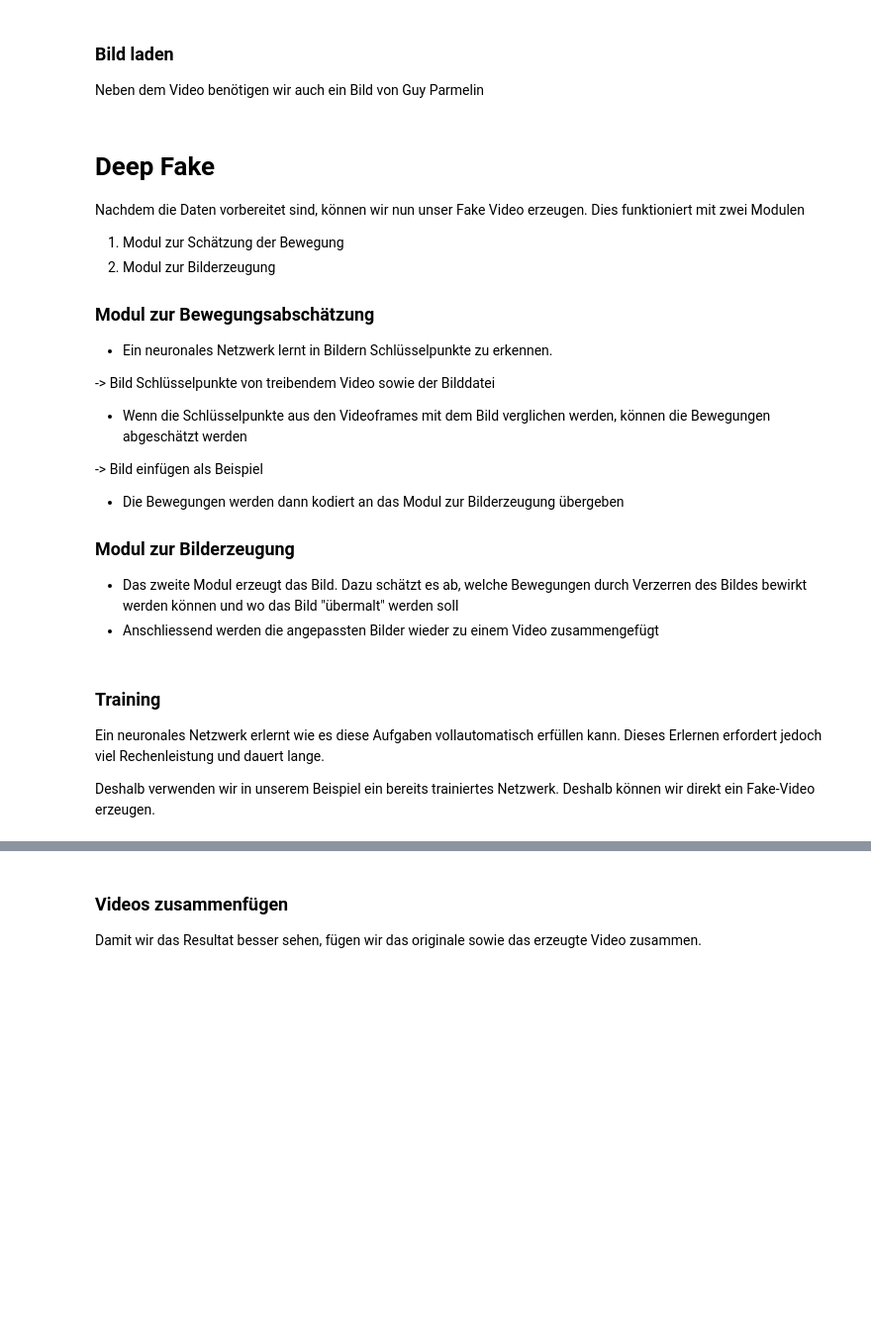
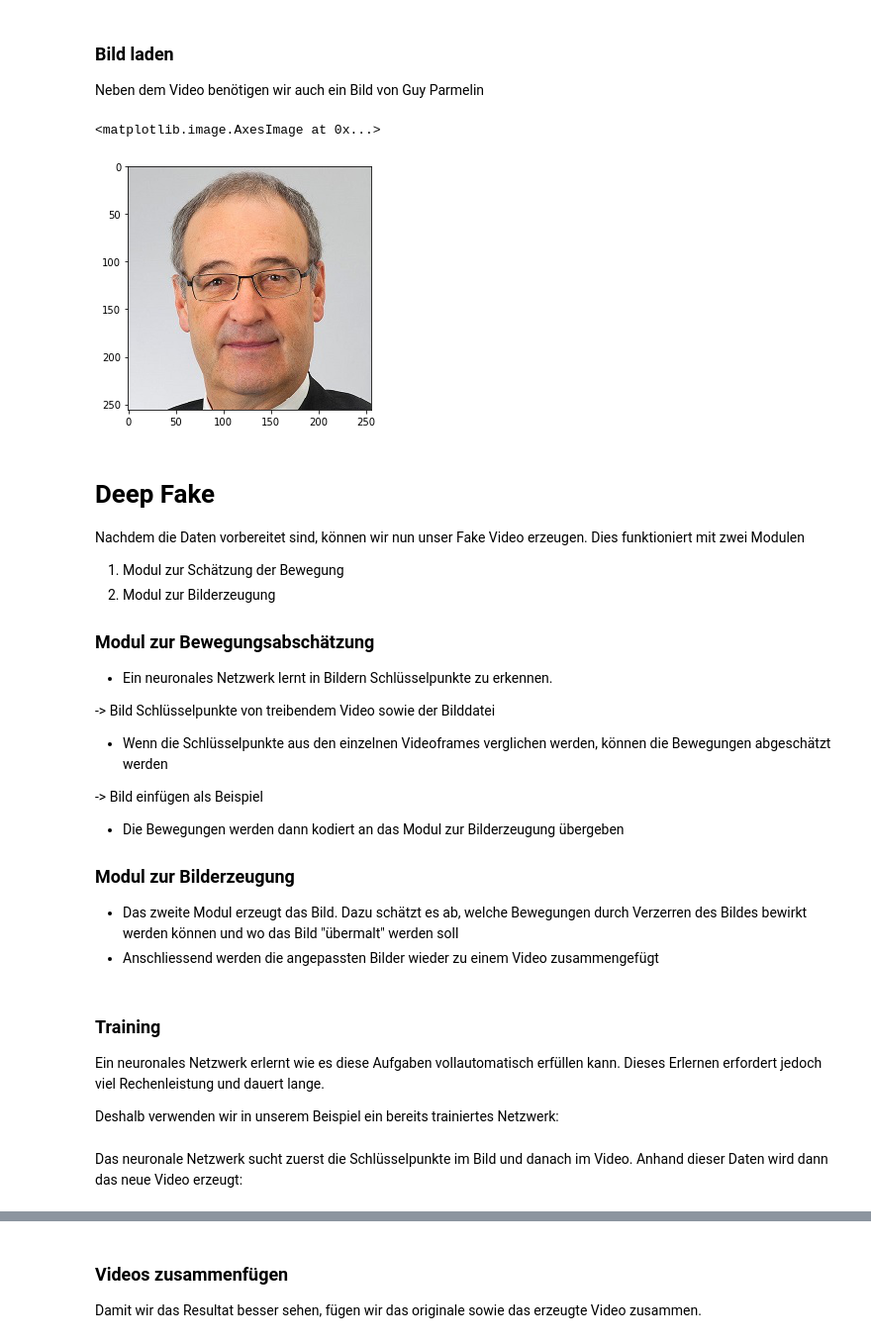
Before and after one commit to phonosync/first-order-model, a Jupyter notebook: presentation/presentation.ipynb, the cells around one changed output, grey strips where cells are left out. Shown at 99% size. Cells and saved outputs as stored; diff of their text form; code cells hidden in the pictures; blank space fills up the shorter version.

```diff
--- a/presentation/presentation.ipynb
+++ b/presentation/presentation.ipynb
@@ -67,0 +131,3 @@ Das neue Video sieht nur wie folgt aus:
+# %%
+driv_video = "crop.mp4"
+img = "data/parmelin.jpg"
@@ -69,6 +160,11 @@ Das neue Video sieht nur wie folgt aus:
 ### Bild laden
 
 Neben dem Video benötigen wir auch ein Bild von Guy Parmelin
+# %%
+skimage.io.imshow(img)
+# %% [output]
+<matplotlib.image.AxesImage at 0x...>
+[figure, added]
 # %% [markdown]
 # Deep Fake
 
@@ -84,7 +180,7 @@ Nachdem die Daten vorbereitet sind, können wir nun unser Fake Video erzeugen. D
 
 -> Bild Schlüsselpunkte von treibendem Video sowie der Bilddatei
 
-- Wenn die Schlüsselpunkte aus den Videoframes mit dem Bild verglichen werden, können die Bewegungen abgeschätzt werden
+- Wenn die Schlüsselpunkte aus den einzelnen Videoframes verglichen werden, können die Bewegungen abgeschätzt werden
 
 -> Bild einfügen als Beispiel
 
@@ -100,4 +196,4 @@ Nachdem die Daten vorbereitet sind, können wir nun unser Fake Video erzeugen. D
 
 Ein neuronales Netzwerk erlernt wie es diese Aufgaben vollautomatisch erfüllen kann. Dieses Erlernen erfordert jedoch viel Rechenleistung und dauert lange.
 
-Deshalb verwenden wir in unserem Beispiel ein bereits trainiertes Netzwerk. Deshalb können wir direkt ein Fake-Video erzeugen.
+Deshalb verwenden wir in unserem Beispiel ein bereits trainiertes Netzwerk:
@@ -103,0 +232,2 @@ Deshalb verwenden wir in unserem Beispiel ein bereits trainiertes Netzwerk. Desh
+# %% [markdown]
+Das neuronale Netzwerk sucht zuerst die Schlüsselpunkte im Bild und danach im Video. Anhand dieser Daten wird dann das neue Video erzeugt:
```
Also changed, not shown: parts of 22 cells of this notebook, 5 other files.
